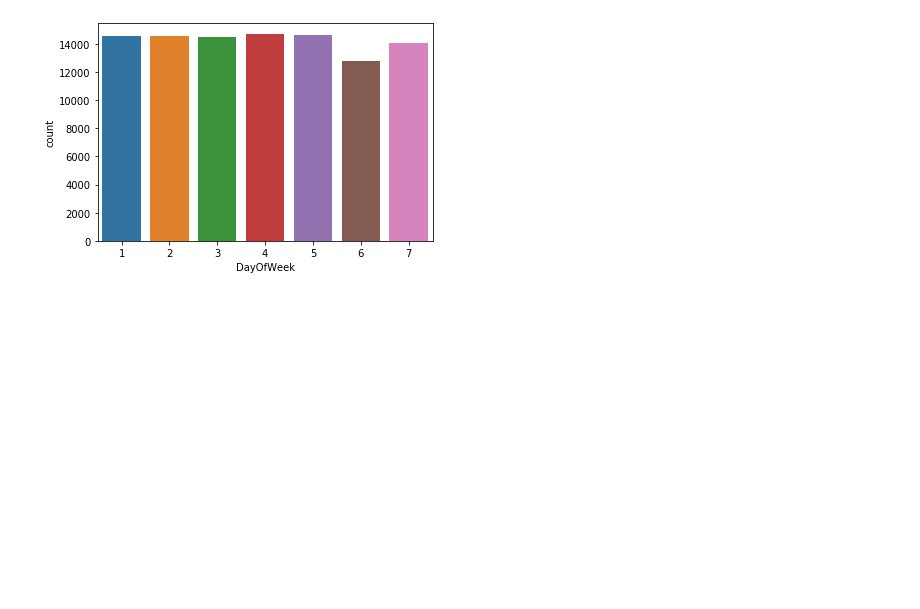
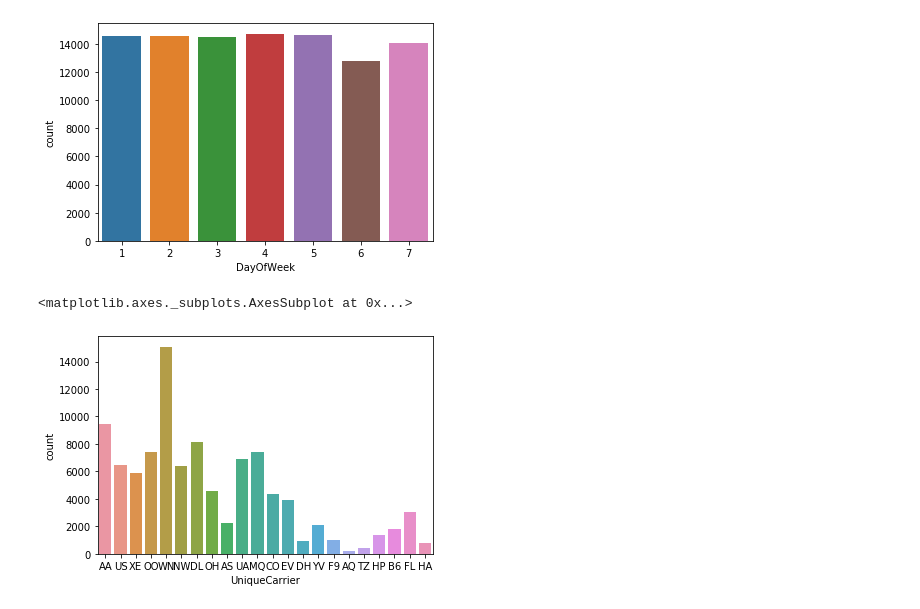
Before and after one commit to killkamad/BigData, a Jupyter notebook: Экзамен/Flight_delay.ipynb, the cells around one changed output. Cells and saved outputs as stored; diff of their text form; code cells hidden in the pictures; blank space fills up the shorter version.

```diff
--- a/Экзамен/Flight_delay.ipynb
+++ b/Экзамен/Flight_delay.ipynb
@@ -194,0 +657,5 @@ plt.hist(X)
+# %%
+sns.countplot(x='UniqueCarrier', data=df)
+# %% [output]
+<matplotlib.axes._subplots.AxesSubplot at 0x...>
+[figure, added]
```
Also changed, not shown: parts of 45 cells of this notebook, 1 other file.
